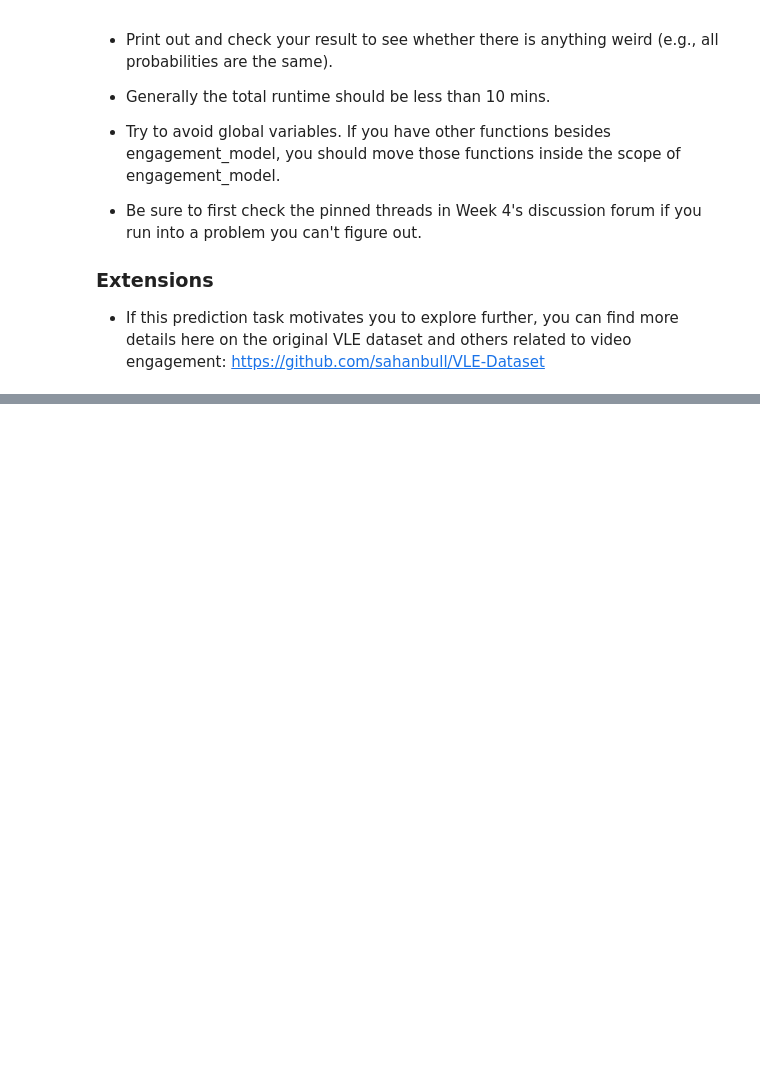
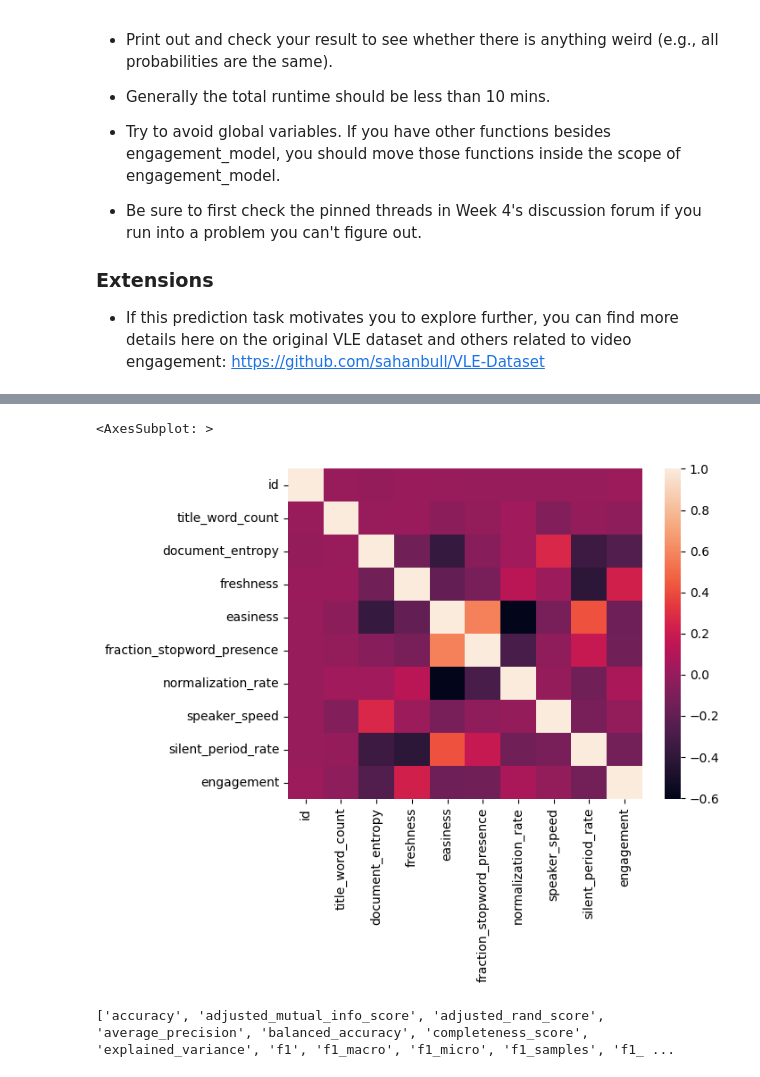
Before and after one commit to JosePabloGFnl/Applied-Data-Science-with-Python, a Jupyter notebook: Applied Machine Learning in Python/Week 4/assignment4.ipynb, the cells around one changed output, grey strips where cells are left out. Cells and saved outputs as stored; diff of their text form; code cells hidden in the pictures; blank space fills up the shorter version.

```diff
--- a/Applied Machine Learning in Python/Week 4/assignment4.ipynb
+++ b/Applied Machine Learning in Python/Week 4/assignment4.ipynb
@@ -111,0 +118,16 @@ np.random.seed(0)   # Do not change this value: required to be compatible with s
+# %%
+# data sets
+train = pd.read_table('assets/train.csv', sep=',')
+test = pd.read_table('assets/test.csv', sep=',')
+
+# features and labels
+# 'normalization_rate' is not included since it isn't required according to the assignment description
+X_train = train[['title_word_count', 'document_entropy', 'freshness', 'easiness', 'fraction_stopword_presence', 'speaker_speed', 'silent_period_rate']]
+y_train = train['engagement']
+
+# no need for y_test in this case
+X_test = test[['title_word_count', 'document_entropy', 'freshness', 'easiness',
+               'fraction_stopword_presence',
+               'speaker_speed', 'silent_period_rate']]
+
+X_test
@@ -111,0 +148,11 @@ np.random.seed(0)   # Do not change this value: required to be compatible with s
+# %%
+# Correlation matrix
+train.corr()
+sns.heatmap(train.corr())
+# %% [output]
+<AxesSubplot: >
+[figure, added]
+# %%
+print(sorted(list(SCORERS.keys())))
+# %% [output]
+['accuracy', 'adjusted_mutual_info_score', 'adjusted_rand_score', 'average_precision', 'balanced_accuracy', 'completeness_score', 'explained_variance', 'f1', 'f1_macro', 'f1_micro', 'f1_samples', 'f1_ ...
```
Also changed, not shown: parts of 5 cells of this notebook.
